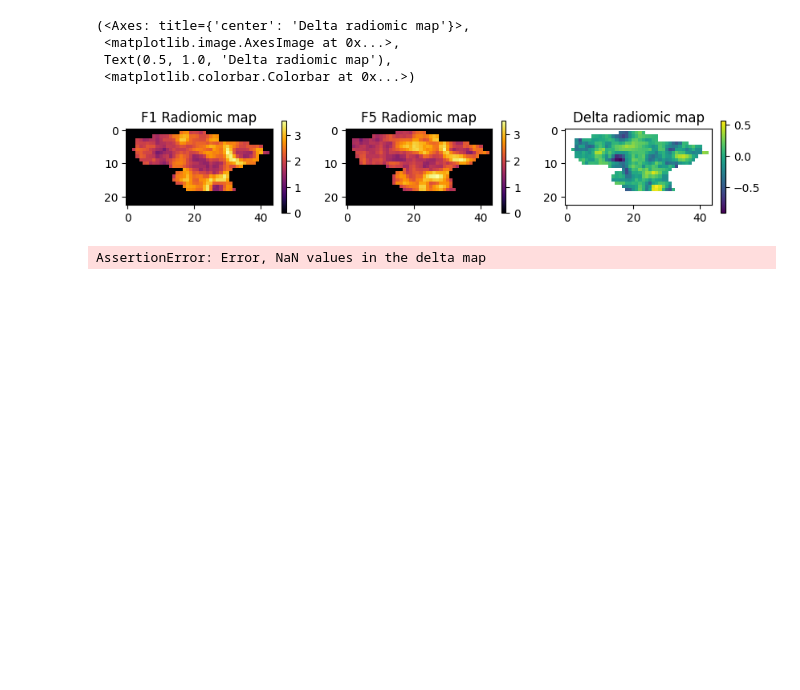
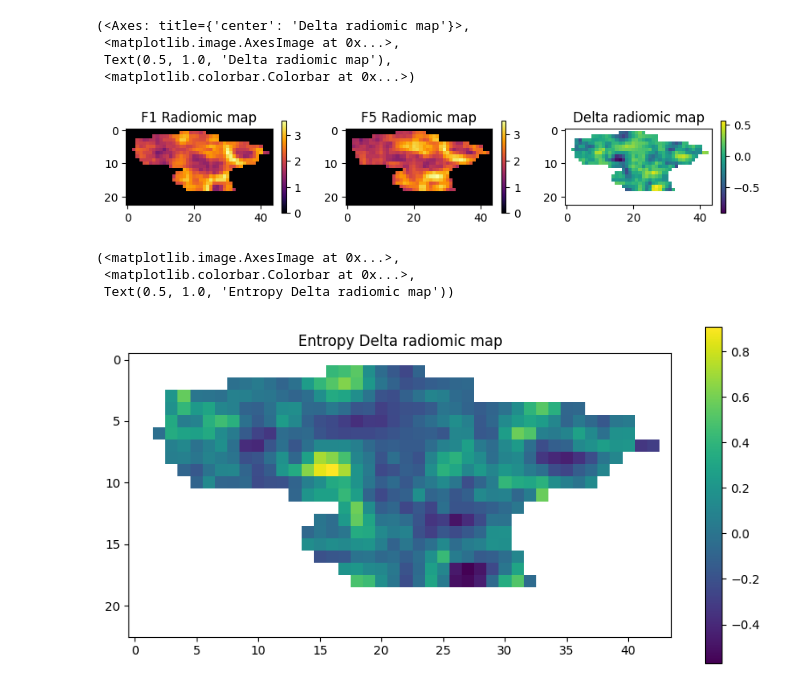
Before and after one commit to ftach/delta-rad, a Jupyter notebook: rad_maps/test.ipynb, the cells around one changed output. Saved outputs shown, nothing was run; the diff lists cells and outputs as text; code cells hidden in the pictures; blank space fills up the shorter version.

Commit message:
now save delta rad map in nifty and npy to keep nan values

```diff
--- a/rad_maps/test.ipynb
+++ b/rad_maps/test.ipynb
@@ -340,6 +340,13 @@ plt.subplot(1,3, 3), plt.imshow(delta_rad_map[:, :, 15], cmap='viridis'), plt.ti
 from get_map import generate_delta_map
 
 map_paths = ['./outputs/Patient_01_F1/original_firstorder_Entropy.nrrd', './outputs/Patient_01_F5/original_firstorder_Entropy.nrrd']
-generate_delta_map(map_paths, 'original_firstorder_Entropy.nrrd', './outputs/Patient_01_F1_F5/')
+generate_delta_map(map_paths, 'original_firstorder_Entropy', './outputs/Patient_01_F1_F5/')
-# %% [output]
-AssertionError: Error, NaN values in the delta map
+# %%
+delta_map = np.load('./outputs/Patient_01_F1_F5/original_firstorder_Entropy.npy')
+fig = plt.figure(figsize=(10, 5))
+plt.imshow(delta_map[:, :, 15], cmap='viridis'), plt.colorbar(), plt.title('Entropy Delta radiomic map')
+# %% [output]
+(<matplotlib.image.AxesImage at 0x...>,
+ <matplotlib.colorbar.Colorbar at 0x...>,
+ Text(0.5, 1.0, 'Entropy Delta radiomic map'))
+[figure, added]
```
Also changed, not shown: 2 other files.
